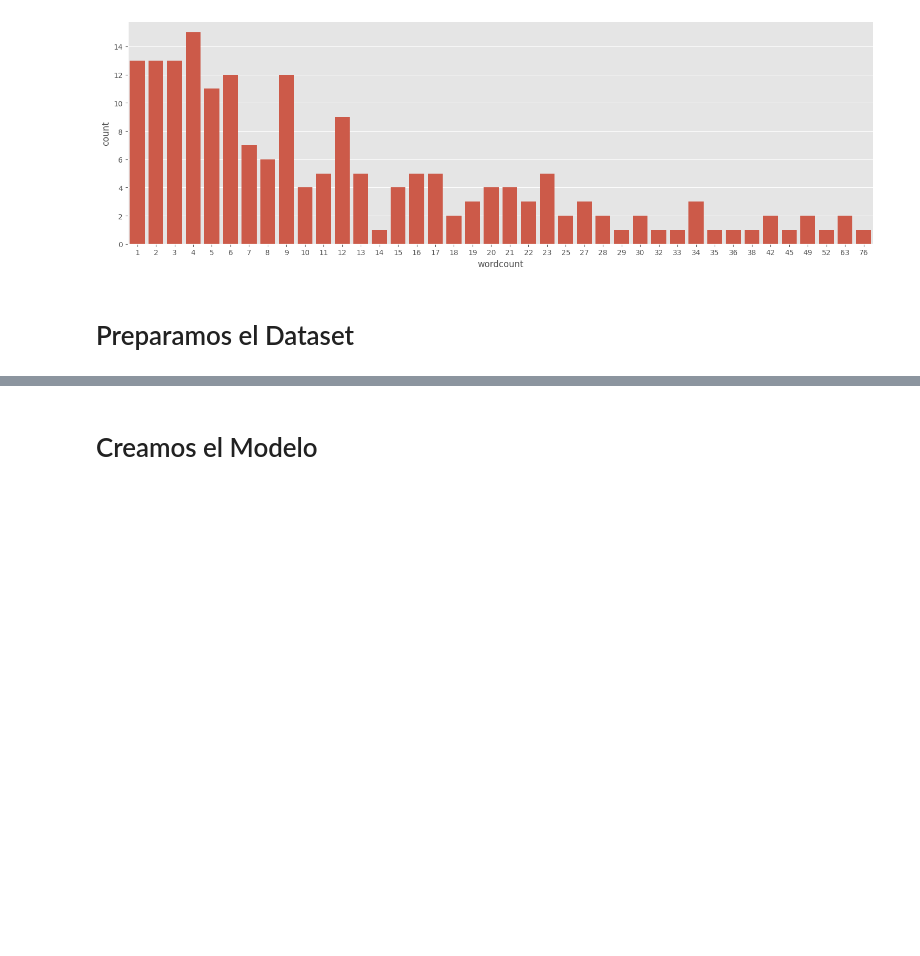
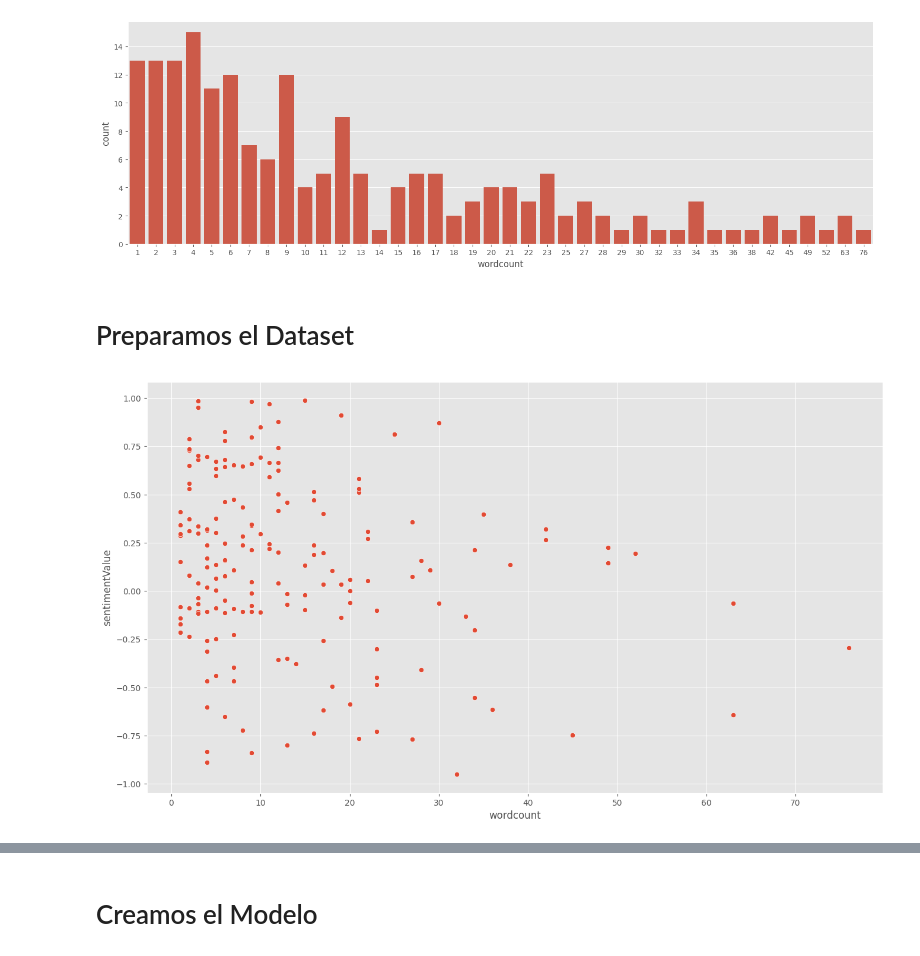
Before and after one commit to awar72/Fundamentos_ML, a Jupyter notebook: EA4/4.2.2_KNN.ipynb, the cells around one changed output, grey strips where cells are left out. Cells and saved outputs as stored; diff of their text form; code cells hidden in the pictures; blank space fills up the shorter version.

```diff
--- a/EA4/4.2.2_KNN.ipynb
+++ b/EA4/4.2.2_KNN.ipynb
@@ -87,3 +87,10 @@ sb.catplot(x='wordcount',data=dataframe,kind="count", aspect=3)
 [figure]
 # %% [markdown]
 # Preparamos el Dataset
+# %%
+# prompt: crea un gráfico de dispersión con las variables ['wordcount','sentimentValue']
+
+sb.scatterplot(x='wordcount', y='sentimentValue', data=dataframe)
+plt.show()
+# %% [output]
+[figure, added]
```
Also changed, not shown: parts of 3 cells of this notebook.
